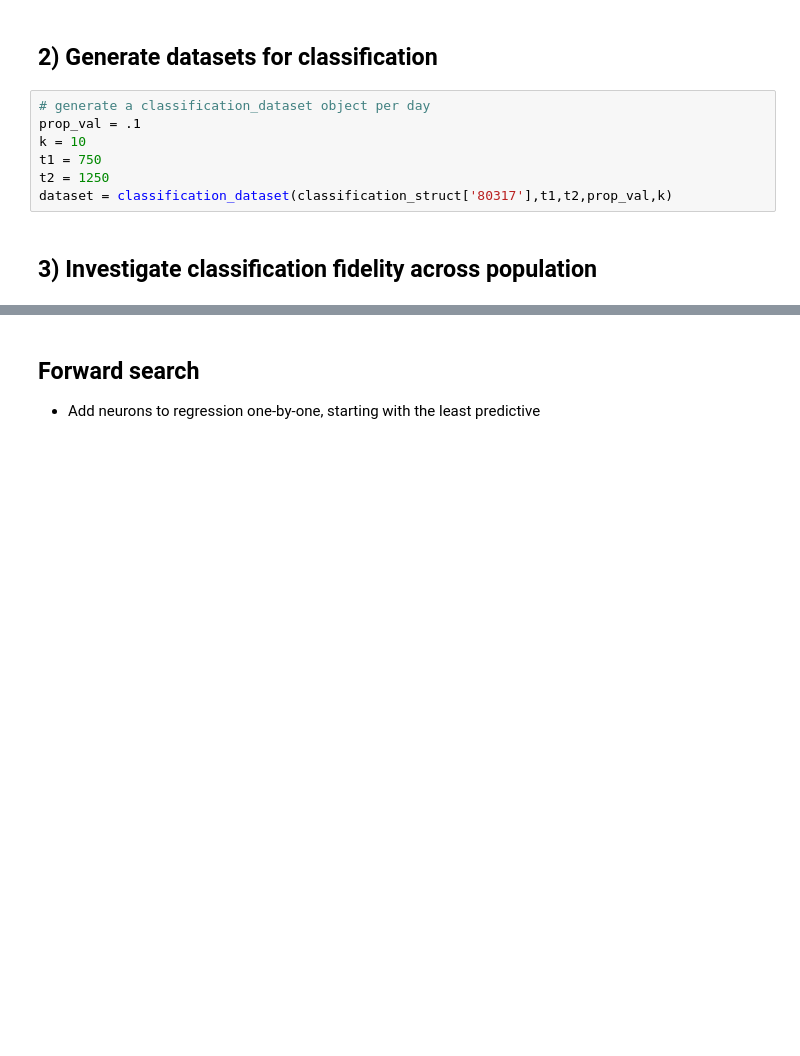
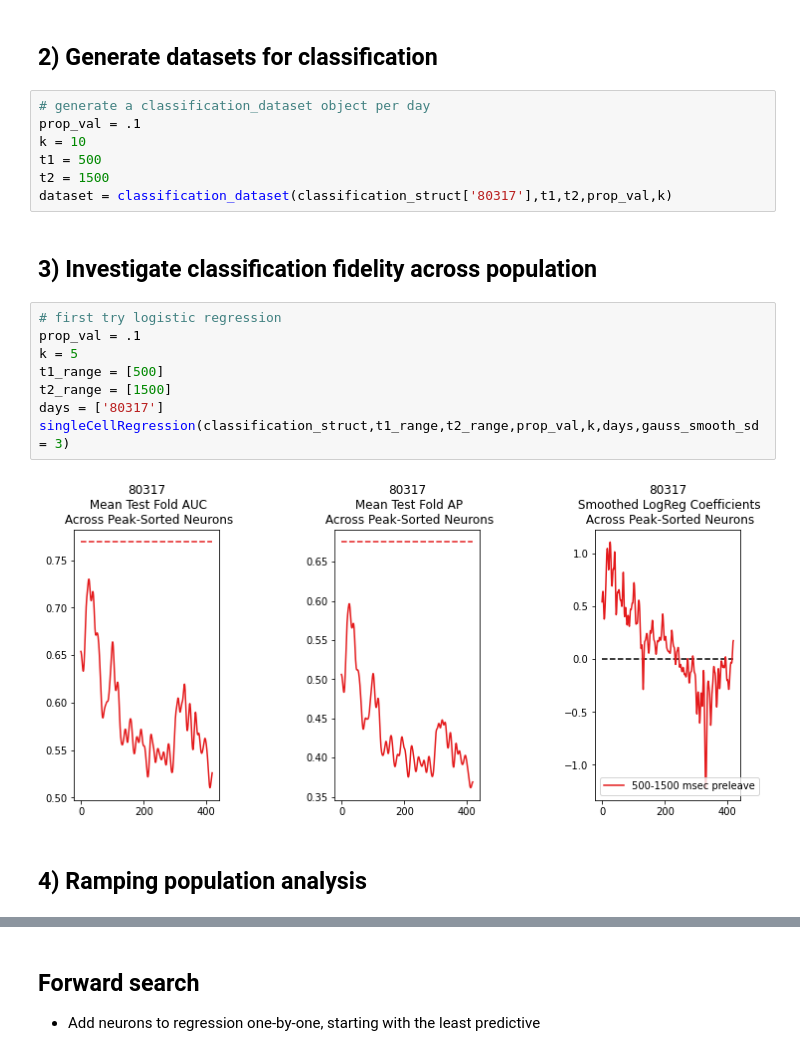
Before and after one commit to mgcampb/patch_foraging_neuropix, a Jupyter notebook: josh/classification/singleCell/singleCellWarRoom.ipynb, the cells around one changed output, grey strips where cells are left out. Saved outputs shown, nothing was run; the diff lists cells and outputs as text; blank space fills up the shorter version.

```diff
--- a/josh/classification/singleCell/singleCellWarRoom.ipynb
+++ b/josh/classification/singleCell/singleCellWarRoom.ipynb
@@ -379,9 +581,21 @@ classification_struct = peaksort(classification_struct,"timesince",decVar_bins,v
 # generate a classification_dataset object per day
 prop_val = .1
 k = 10
-t1 = 750
-t2 = 1250
+t1 = 500
+t2 = 1500
 dataset = classification_dataset(classification_struct['80317'],t1,t2,prop_val,k)
 # %% [markdown]
 ## 3) Investigate classification fidelity across population
+# %%
+# first try logistic regression
+prop_val = .1
+k = 5
+t1_range = [500]
+t2_range = [1500]
+days = ['80317']
+singleCellRegression(classification_struct,t1_range,t2_range,prop_val,k,days,gauss_smooth_sd = 3)
+# %% [output]
+[figure, added]
+# %% [markdown]
+## 4) Ramping population analysis
 # %%
```
Also changed, not shown: parts of 17 cells of this notebook, 17 other files.
